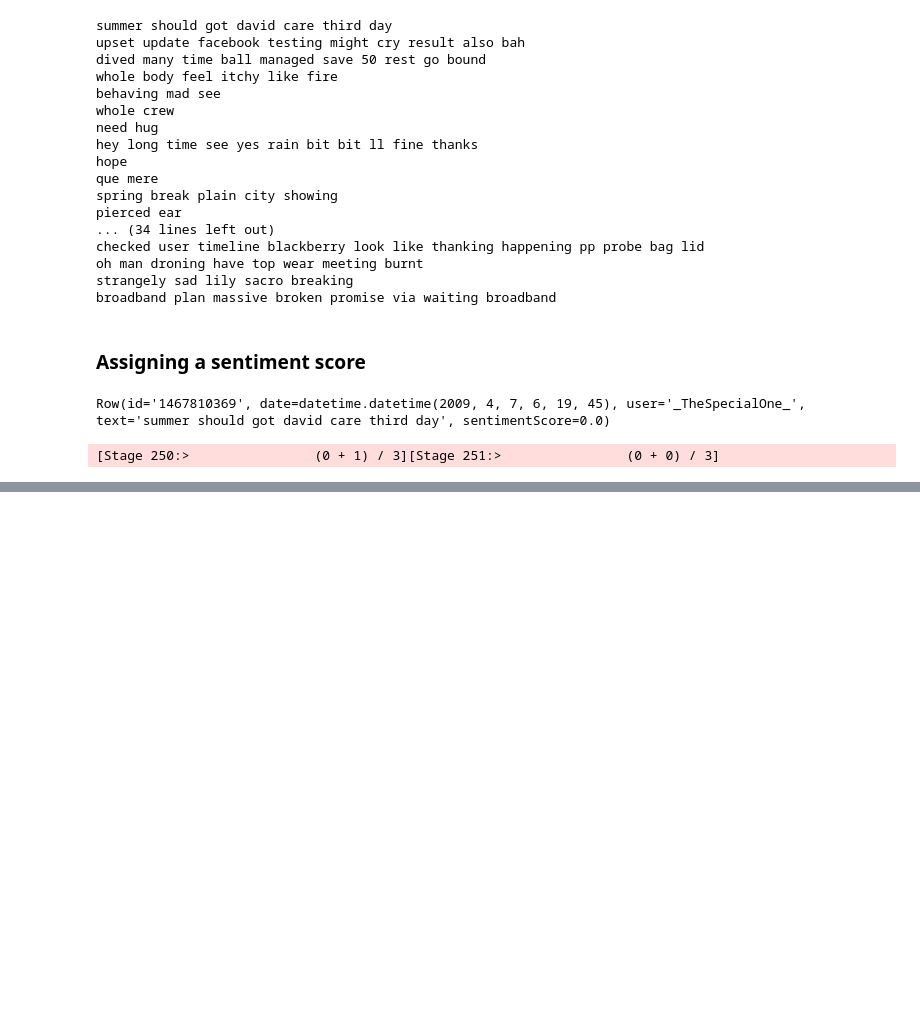
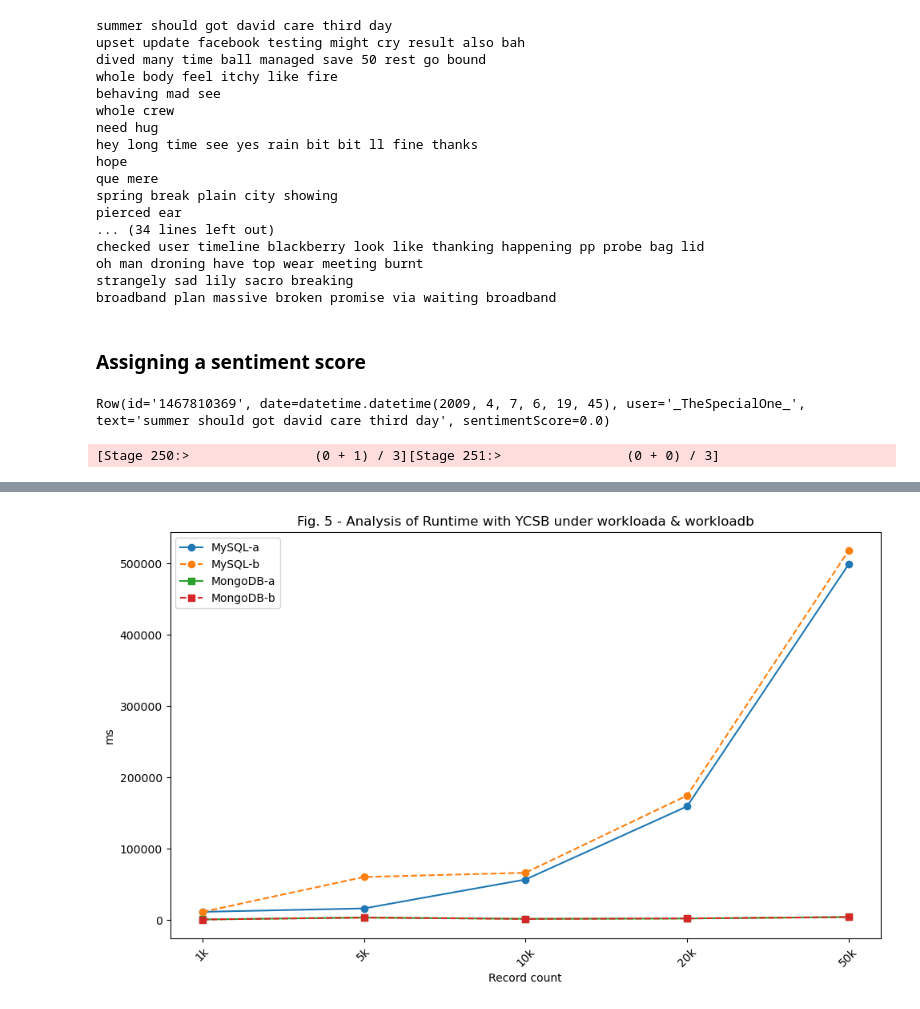
Before and after one commit to Carloselrecharlie/BD_assessment, a Jupyter notebook: sba22448_Integrated_CA.ipynb, the cells around one changed output, grey strips where cells are left out. Saved outputs shown, nothing was run; the diff lists cells and outputs as text; code cells hidden in the pictures; blank space fills up the shorter version.

```diff
--- a/sba22448_Integrated_CA.ipynb
+++ b/sba22448_Integrated_CA.ipynb
@@ -753,0 +756,3 @@ print(round(100-positivePercent-negativePercent,1),'% of tweets with neutral sen
+# %%
+mongoDf = pd.read_csv('YCSB.csv',skiprows=1,nrows=24)
+mongoDf
@@ -753,0 +777,3 @@ print(round(100-positivePercent-negativePercent,1),'% of tweets with neutral sen
+# %%
+mysqlDf = pd.read_csv('YCSB.csv',skiprows=27)
+mysqlDf
@@ -753,0 +820,35 @@ print(round(100-positivePercent-negativePercent,1),'% of tweets with neutral sen
+# %%
+# selecting slices of data
+mysql_data1 = mysqlDf.iloc[:1, 2:7]
+mysql_data2 = mysqlDf.iloc[:1, 7:]
+
+mongo_data1 = mongoDf.iloc[:1, 2:7]
+mongo_data2 = mongoDf.iloc[:1, 7:]
+# %%
+# creating a single figure with a subplot
+fig, ax = plt.subplots(figsize=(10, 6))
+
+
+# plotting each of the lines, a different marker per DB
+mysql_data1.T.plot(ax=ax, marker='o', linestyle='-', markersize=6)
+mysql_data2.T.plot(ax=ax, marker='o', linestyle='--', markersize=6)
+mongo_data1.T.plot(ax=ax, marker='s', linestyle='-', markersize=6)
+mongo_data2.T.plot(ax=ax, marker='s', linestyle='--', markersize=6)
+
+# tunning axis
+ax.set_title('Fig. 5 - Analysis of Runtime with YCSB under workloada & workloadb')
+ax.set_xlabel('Record count')
+ax.set_ylabel('ms')
+
+ax.set_xticks([0, 1, 2, 3, 4])
+ax.set_xticklabels(["1k", "5k", "10k", "20k", "50k"])
+
+
+# legend
+ax.legend(["MySQL-a", "MySQL-b","MongoDB-a", "MongoDB-b"])
+
+plt.tight_layout() # adjust layout
+plt.xticks(rotation=45)
+plt.show()
+# %% [output]
+[figure, added]
```
Also changed, not shown: parts of 7 cells of this notebook, 2 other files.
